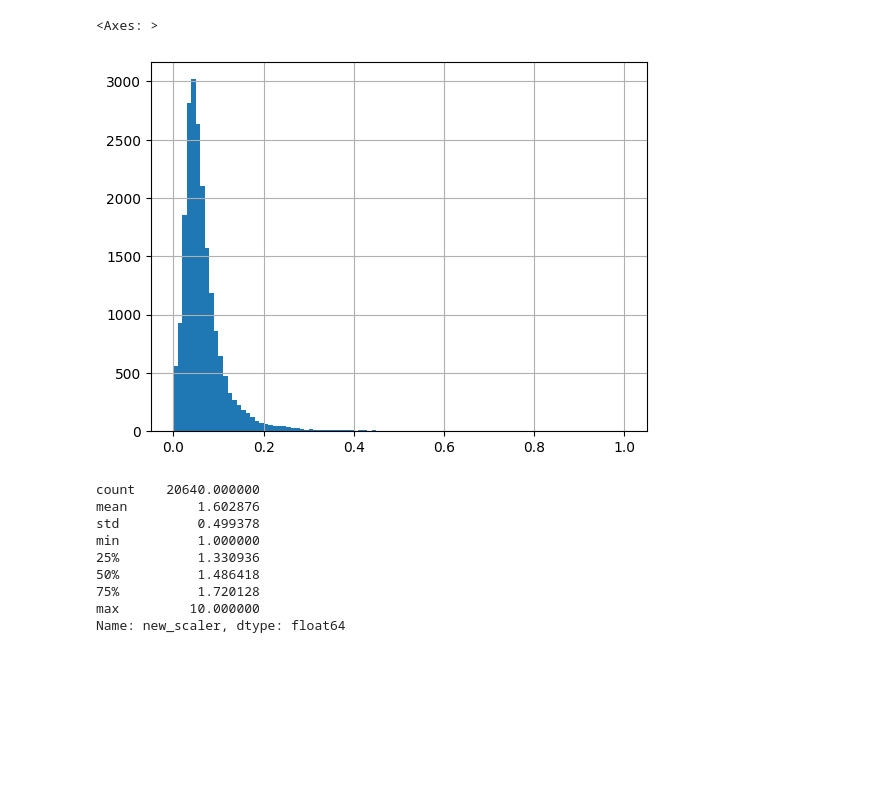
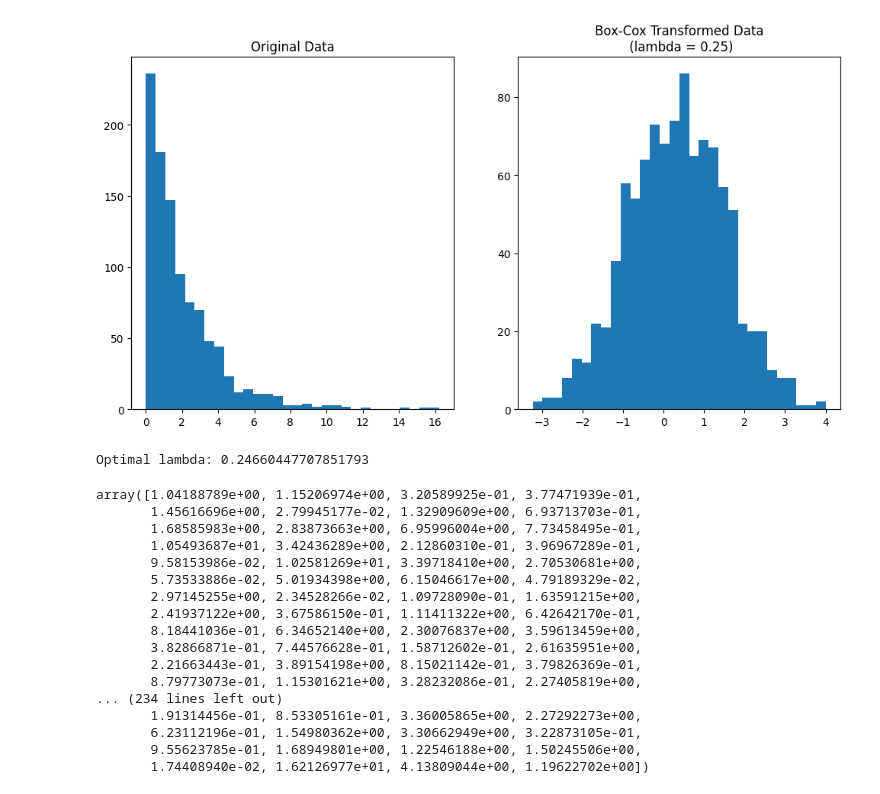
Before and after one commit to Bakri1992/FeatureEngineering, a Jupyter notebook: hda_Dokumente/4.SkalierenNormalisierenNumerisch/test.ipynb, the cells around one changed output. Saved outputs shown, nothing was run; the diff lists cells and outputs as text; code cells hidden in the pictures; blank space fills up the shorter version.

```diff
--- a/hda_Dokumente/4.SkalierenNormalisierenNumerisch/test.ipynb
+++ b/hda_Dokumente/4.SkalierenNormalisierenNumerisch/test.ipynb
@@ -60,5 +0,0 @@ df.total_rooms.hist(bins=100)
-# %%
-df.scaled.hist(bins=100)
-# %% [output]
-<Axes: >
-[figure, removed]
@@ -68,12 +1,49 @@ df["new_scaler"]=new_scaler.fit_transform(df[["total_rooms"]])
-# %%
-df["new_scaler"].describe()
-# %% [output]
-count    20640.000000
-mean         1.602876
-std          0.499378
-min          1.000000
-25%          1.330936
-50%          1.486418
-75%          1.720128
-max         10.000000
-Name: new_scaler, dtype: float64
+# %%
+import numpy as np
+import pandas as pd
+import matplotlib.pyplot as plt
+from scipy import stats
+
+# Sample data
+data = np.random.exponential(scale=2, size=1000)
+
+# Apply Box-Cox transformation
+transformed_data, best_lambda = stats.boxcox(data)
+
+# Plotting original and Box-Cox transformed data
+plt.figure(figsize=(12, 6))
+
+plt.subplot(1, 2, 1)
+plt.hist(data, bins=30)
+plt.title('Original Data')
+
+plt.subplot(1, 2, 2)
+plt.hist(transformed_data, bins=30)
+plt.title(f'Box-Cox Transformed Data\n (lambda = {best_lambda:.2f})')
+
+plt.show()
+
+print(f'Optimal lambda: {best_lambda}')
+# %% [output]
+[figure, added]
+Optimal lambda: 0.24660447707851793
+# %%
+data
+# %% [output]
+array([1.04188789e+00, 1.15206974e+00, 3.20589925e-01, 3.77471939e-01,
+       1.45616696e+00, 2.79945177e-02, 1.32909609e+00, 6.93713703e-01,
+       1.68585983e+00, 2.83873663e+00, 6.95996004e+00, 7.73458495e-01,
+       1.05493687e+01, 3.42436289e+00, 2.12860310e-01, 3.96967289e-01,
+       9.58153986e-02, 1.02581269e+01, 3.39718410e+00, 2.70530681e+00,
+       5.73533886e-02, 5.01934398e+00, 6.15046617e+00, 4.79189329e-02,
+       2.97145255e+00, 2.34528266e-02, 1.09728090e-01, 1.63591215e+00,
+       2.41937122e+00, 3.67586150e-01, 1.11411322e+00, 6.42642170e-01,
+       8.18441036e-01, 6.34652140e+00, 2.30076837e+00, 3.59613459e+00,
+       3.82866871e-01, 7.44576628e-01, 1.58712602e-01, 2.61635951e+00,
+       2.21663443e-01, 3.89154198e+00, 8.15021142e-01, 3.79826369e-01,
+       8.79773073e-01, 1.15301621e+00, 3.28232086e-01, 2.27405819e+00,
+... (234 lines left out)
+       1.91314456e-01, 8.53305161e-01, 3.36005865e+00, 2.27292273e+00,
+       6.23112196e-01, 1.54980362e+00, 3.30662949e+00, 3.22873105e-01,
+       9.55623785e-01, 1.68949801e+00, 1.22546188e+00, 1.50245506e+00,
+       1.74408940e-02, 1.62126977e+01, 4.13809044e+00, 1.19622702e+00])
```
Also changed, not shown: parts of 13 cells of this notebook, 5 other files.
